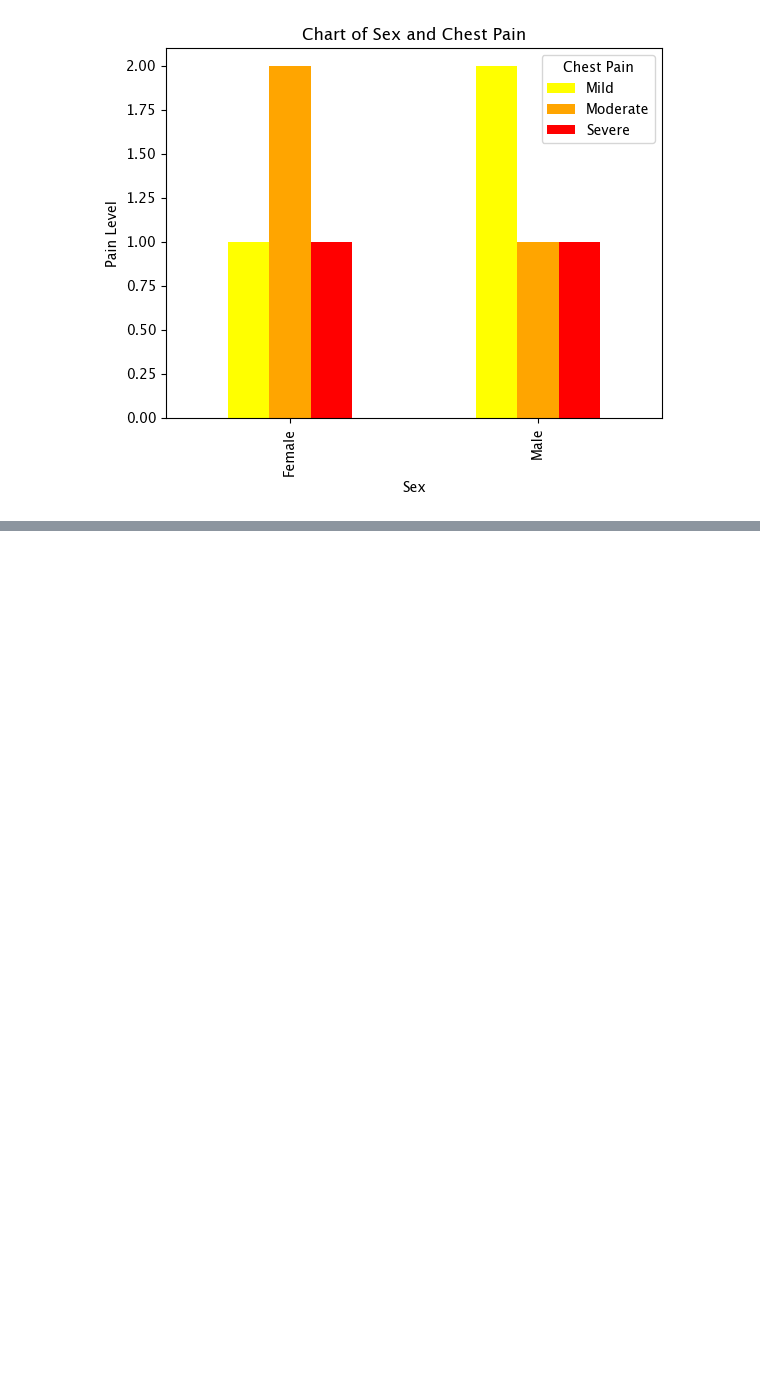
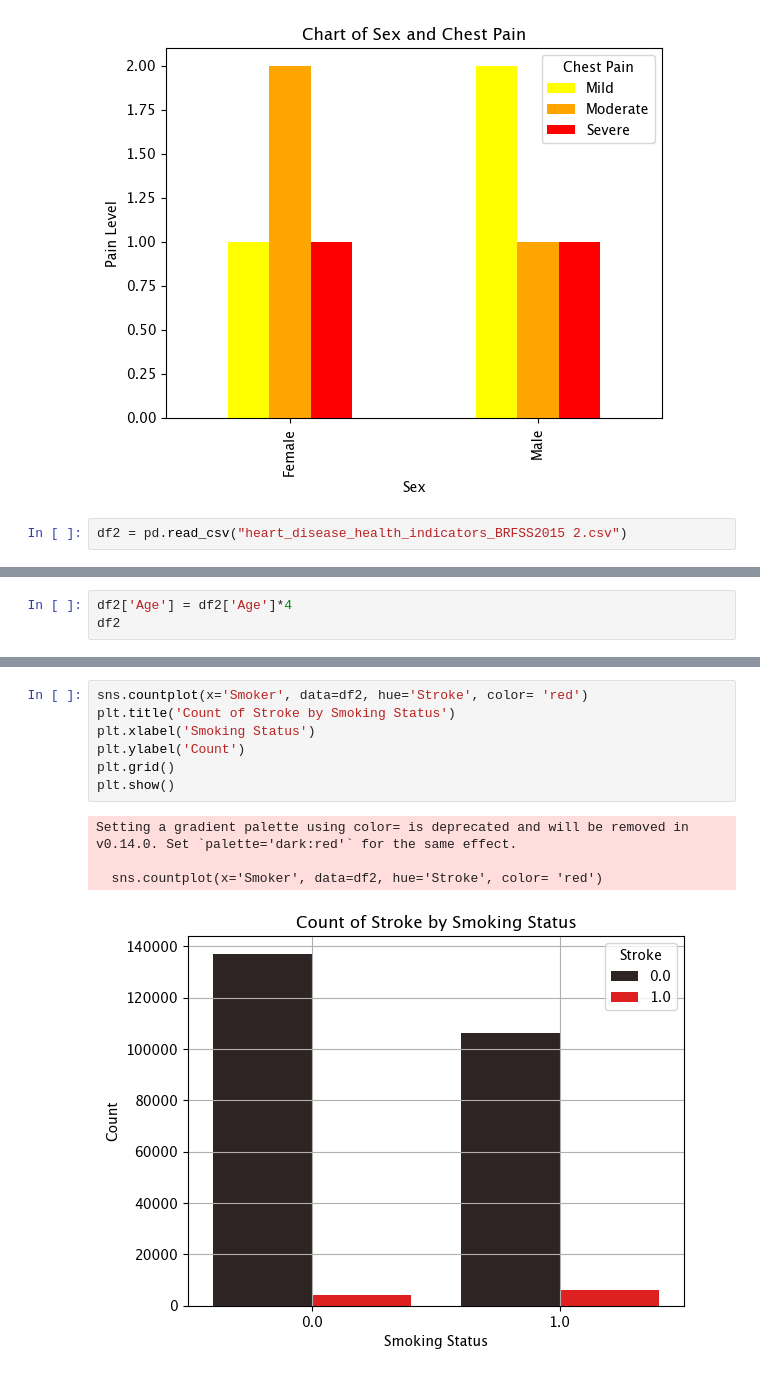
Before and after one commit to Dustin-Sheets/Project_4, a Jupyter notebook: Heart visualizations/heart disease .ipynb, the cells around one changed output, grey strips where cells are left out. Drawn from its saved outputs; the diff is of its cells as text; blank space fills up the shorter version.

```diff
--- a/Heart visualizations/heart disease .ipynb
+++ b/Heart visualizations/heart disease .ipynb
@@ -37,3 +38,5 @@ plt.legend(title='Chest Pain')
 plt.show()
 # %% [output]
 [figure]
+# %%
+df2 = pd.read_csv("heart_disease_health_indicators_BRFSS2015 2.csv")
@@ -39,0 +101,3 @@ plt.show()
+# %%
+df2['Age'] = df2['Age']*4
+df2
@@ -39,0 +118,12 @@ plt.show()
+# %%
+sns.countplot(x='Smoker', data=df2, hue='Stroke', color= 'red')
+plt.title('Count of Stroke by Smoking Status')
+plt.xlabel('Smoking Status')
+plt.ylabel('Count')
+plt.grid()
+plt.show()
+# %% [output]
+Setting a gradient palette using color= is deprecated and will be removed in v0.14.0. Set `palette='dark:red'` for the same effect.
+
+  sns.countplot(x='Smoker', data=df2, hue='Stroke', color= 'red')
+[figure, added]
```
Also changed, not shown: parts of 10 cells of this notebook, 2 other files.
